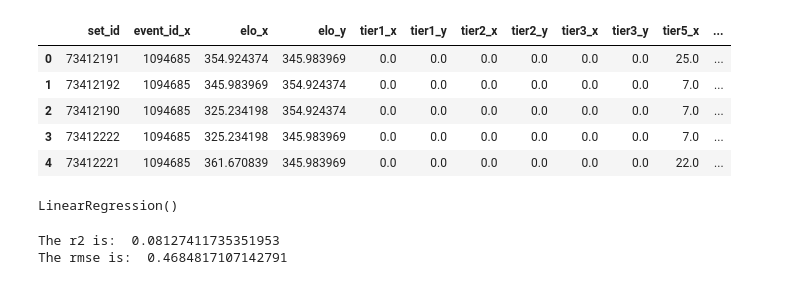
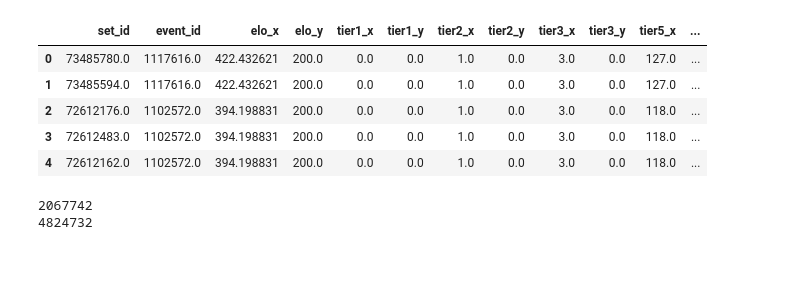
Before and after one commit to SarahEGood/sf6predictor, a Jupyter notebook: model_training.ipynb, the cells around one changed output. Saved outputs shown, nothing was run; the diff lists cells and outputs as text; code cells hidden in the pictures.

```diff
--- a/model_training.ipynb
+++ b/model_training.ipynb
@@ -2,6 +2,6 @@
 import pandas as pd
 import numpy as np
 # %%
-df = pd.read_csv('all_sets.csv')
+df = pd.read_csv('data\\all_sets.csv')
 df.head()
 # %% [output]
@@ -14,5 +14,5 @@ df.head()
 # %%
-elo = pd.read_csv('elo_records.csv')
+elo = pd.read_csv('data\\elo_records.csv')
 elo.head()
 # %% [output]
 |  | user_id | event_id | elo | tier1 | tier2 | tier3 | tier5 |
@@ -24,7 +60,7 @@ elo.head()
 # %%
 default_elo = 200
-elo['elo'] = elo.groupby('user_id')['elo'].shift(1).fillna(default_elo)
+elo3['elo'] = elo3.groupby('user_id')['elo'].shift(1).fillna(default_elo)
 for tier in ['tier1', 'tier2', 'tier3', 'tier5']:
-    elo[tier] = elo.groupby('user_id')[tier].shift(1).fillna(0)
-elo.head()
+    elo3[tier] = elo3.groupby('user_id')[tier].shift(1).fillna(0)
+elo3.head()
 # %% [output]
@@ -51,0 +73,25 @@ df3.head()
+# %%
+df3 = df.merge(elo2, on=['user_id', 'event_id'])
+df3 = df3.merge(df, left_on = ['set_id', 'event_id'], right_on=['set_id', 'event_id'])
+df3 = df3[(df3['standing_y'] != df3['standing_x'])].drop_duplicates(subset=['set_id', 'event_id'], keep='first')
+
+df4 = df3.loc[df3['event_id'] > 60, :]
+df4 = df4.merge(elo3, how='left', left_on=['user_id_y', 'event_id'], right_on=['startgg_pid', 'event_id'])
+
+df5 = df3.loc[df['event_id'] <= 60, :]
+df5['match_name'] = df['entrant_name'].str.lower().str.replace(' ','', regex=True)
+elo4 = elo3.copy()
+elo4['match_name'] = elo4['liquidpedia_name'].str.lower().str.replace(' ','', regex=True)
+df5 = df5.merge(elo4, how='left', on=['match_name'])
+df5 = df5.drop(columns=['match_name'])
+
+df3 = pd.concat([df4, df5], ignore_index=True)
+
+for val in ['elo_x', 'elo_y']:
+    df3[val] = df3[val].fillna(200)
+
+for val in ['tier1_x', 'tier1_y', 'tier2_x', 'tier2_y',
+            'tier3_x', 'tier3_y', 'tier5_x', 'tier5_y']:
+    df3[val] = df3[val].fillna(0)
+
+df3.head()
@@ -52,21 +111,25 @@ df3.head()
 # %%
-filter_cols = ['set_id','event_id_x', 'elo_x', 'elo_y', 'tier1_x', 'tier1_y', 'tier2_x', 'tier2_y',
-               'tier3_x', 'tier3_y', 'tier5_x', 'tier5_y', 'standing_x']
+filter_cols = ['set_id','event_id', 'elo_x', 'elo_y', 'tier1_x', 'tier1_y', 'tier2_x', 'tier2_y',
+               'tier3_x', 'tier3_y', 'tier5_x', 'tier5_y', 'standing_x', 'days_between_events_x',
+               'days_between_events_y']
 
 df3 = df3[filter_cols]
 df3['result'] = 0
 df3.loc[df3['standing_x'] == 1, 'result'] = 0
 df3.loc[df3['standing_x'] == 2, 'result'] = 1
 
 df3['all_comps_x'] = df3['tier1_x'] + df3['tier2_x'] + df3['tier3_x'] + df3['tier5_x']
 df3['all_comps_y'] = df3['tier1_y'] + df3['tier2_y'] + df3['tier3_y'] + df3['tier5_y']
 
+df3['days_between_events_x'] = df3['days_between_events_x'].fillna(999)
+df3['days_between_events_y'] = df3['days_between_events_y'].fillna(999)
+
 df3.drop(columns=['standing_x'], inplace=True)
 df3.head()
 # %% [output]
-|  | set_id | event_id_x | elo_x | elo_y | tier1_x | tier1_y | tier2_x | tier2_y | tier3_x | tier3_y | tier5_x | ... |
-| 0 | 73412191 | 1094685 | 354.924374 | 345.983969 | 0.0 | 0.0 | 0.0 | 0.0 | 0.0 | 0.0 | 25.0 | ... |
-| 1 | 73412192 | 1094685 | 345.983969 | 354.924374 | 0.0 | 0.0 | 0.0 | 0.0 | 0.0 | 0.0 | 7.0 | ... |
-| 2 | 73412190 | 1094685 | 325.234198 | 354.924374 | 0.0 | 0.0 | 0.0 | 0.0 | 0.0 | 0.0 | 7.0 | ... |
-| 3 | 73412222 | 1094685 | 325.234198 | 345.983969 | 0.0 | 0.0 | 0.0 | 0.0 | 0.0 | 0.0 | 7.0 | ... |
-| 4 | 73412221 | 1094685 | 361.670839 | 345.983969 | 0.0 | 0.0 | 0.0 | 0.0 | 0.0 | 0.0 | 22.0 | ... |
+|  | set_id | event_id | elo_x | elo_y | tier1_x | tier1_y | tier2_x | tier2_y | tier3_x | tier3_y | tier5_x | ... |
+| 0 | 73485780.0 | 1117616.0 | 422.432621 | 200.0 | 0.0 | 0.0 | 1.0 | 0.0 | 3.0 | 0.0 | 127.0 | ... |
+| 1 | 73485594.0 | 1117616.0 | 422.432621 | 200.0 | 0.0 | 0.0 | 1.0 | 0.0 | 3.0 | 0.0 | 127.0 | ... |
+| 2 | 72612176.0 | 1102572.0 | 394.198831 | 200.0 | 0.0 | 0.0 | 1.0 | 0.0 | 3.0 | 0.0 | 118.0 | ... |
+| 3 | 72612483.0 | 1102572.0 | 394.198831 | 200.0 | 0.0 | 0.0 | 1.0 | 0.0 | 3.0 | 0.0 | 118.0 | ... |
+| 4 | 72612162.0 | 1102572.0 | 394.198831 | 200.0 | 0.0 | 0.0 | 1.0 | 0.0 | 3.0 | 0.0 | 118.0 | ... |
@@ -79,19 +157,13 @@ X = df3.copy()[['all_comps_x', 'all_comps_y', 'elo_x', 'elo_y', 'tier1_x', 'tier
 y = df3['result']
 # %%
+from sklearn.preprocessing import normalize
 from sklearn.model_selection import train_test_split
-X_train, X_test, y_train, y_test = train_test_split(X, y.astype(int), shuffle = True, train_size=0.3)
 
-model.fit(X_train, y_train)
+X_norm = normalize(X, norm='l1')
+
+X_train, X_test, y_train, y_test = train_test_split(X_norm, y.astype(int), shuffle = True, train_size=0.3, random_state=24)
+print(len(X_train))
+print(len(X_test))
 # %% [output]
-LinearRegression()
+2067742
+4824732
-# %%
-from sklearn.metrics import mean_squared_error, r2_score
-predictions = model.predict(X_test)
-r2 = r2_score(y_test, predictions)
-rmse = mean_squared_error(y_test, predictions, squared=False)
-
-print('The r2 is: ', r2)
-print('The rmse is: ', rmse)
-# %% [output]
-The r2 is:  0.08127411735351953
-The rmse is:  0.4684817107142791
```
Also changed, not shown: parts of 17 cells of this notebook.
